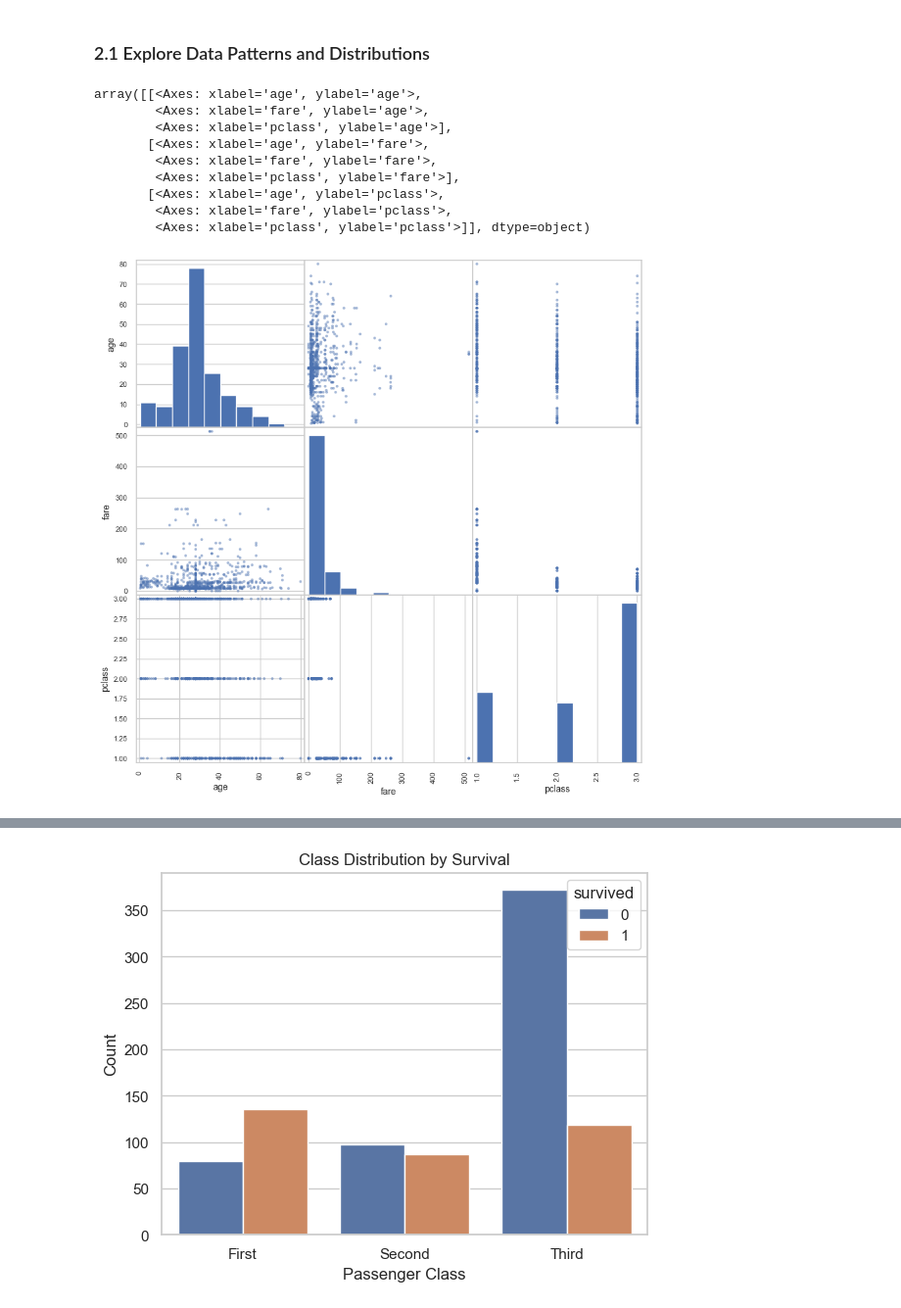
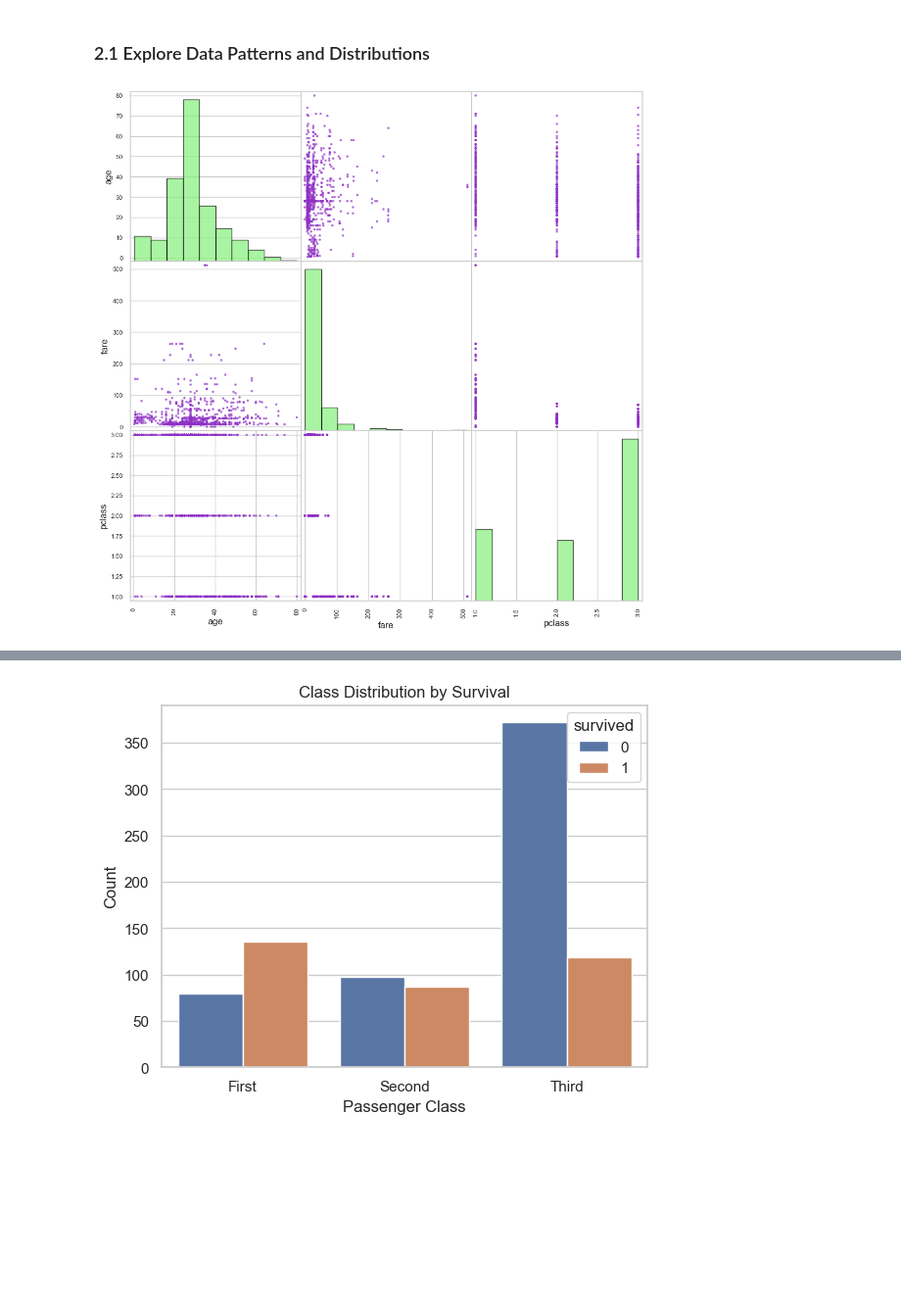
Before and after one commit to 14dstcyr/applied-ml-dstcyr, a Jupyter notebook: notebooks/project02/ml02_stcyr.ipynb, the cells around one changed output, grey strips where cells are left out. Shown at 98% size. Drawn from its saved outputs; the diff is of its cells as text; code cells hidden in the pictures; blank space fills up the shorter version.

```diff
--- a/notebooks/project02/ml02_stcyr.ipynb
+++ b/notebooks/project02/ml02_stcyr.ipynb
@@ -149,18 +181,25 @@ We'll visualize numerical distributions and simple relationships. For categorica
 # %%
 # Scatter matrix for age, fare, and pclass
 attributes = ["age", "fare", "pclass"]
-scatter_matrix(titanic[attributes], figsize=(10, 10))
+axes = scatter_matrix(
+    titanic[attributes],
+    figsize=(12, 12),
+    color="#8e2fc5a2",
+    alpha=0.7
+)
+
+# Loop through the diagonal subplots and recolor the histograms
+n = len(attributes)
+for i in range(n):
+    ax = axes[i, i]
+    for patch in ax.patches:
+        patch.set_facecolor("#85f07ba6")
+        patch.set_edgecolor('black')
+        patch.set_alpha(0.7)
+
+plt.show()
 # %% [output]
-array([[<Axes: xlabel='age', ylabel='age'>,
-        <Axes: xlabel='fare', ylabel='age'>,
-        <Axes: xlabel='pclass', ylabel='age'>],
-       [<Axes: xlabel='age', ylabel='fare'>,
-        <Axes: xlabel='fare', ylabel='fare'>,
-        <Axes: xlabel='pclass', ylabel='fare'>],
-       [<Axes: xlabel='age', ylabel='pclass'>,
-        <Axes: xlabel='fare', ylabel='pclass'>,
-        <Axes: xlabel='pclass', ylabel='pclass'>]], dtype=object)
-[figure, old version]
+[figure, new version]
 # %%
 # Scatterplot: age vs fare
 male = titanic[titanic["sex"] == "male"]
```
Also changed, not shown: parts of 13 cells of this notebook.
